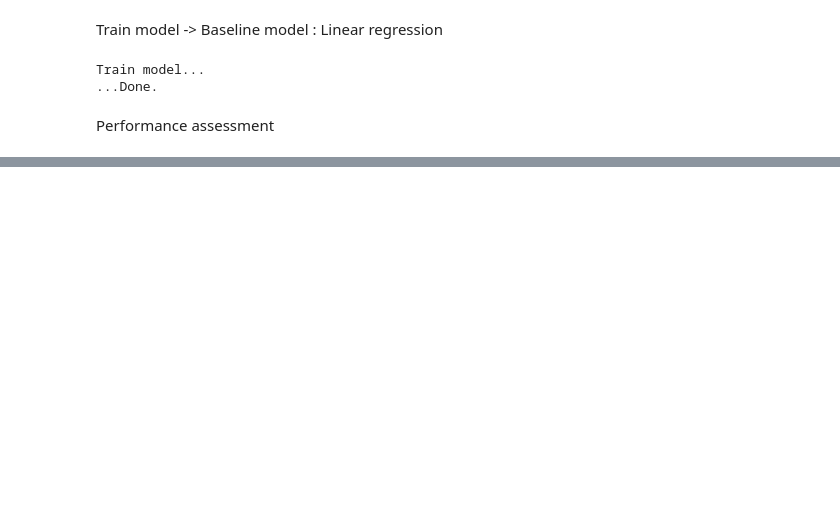
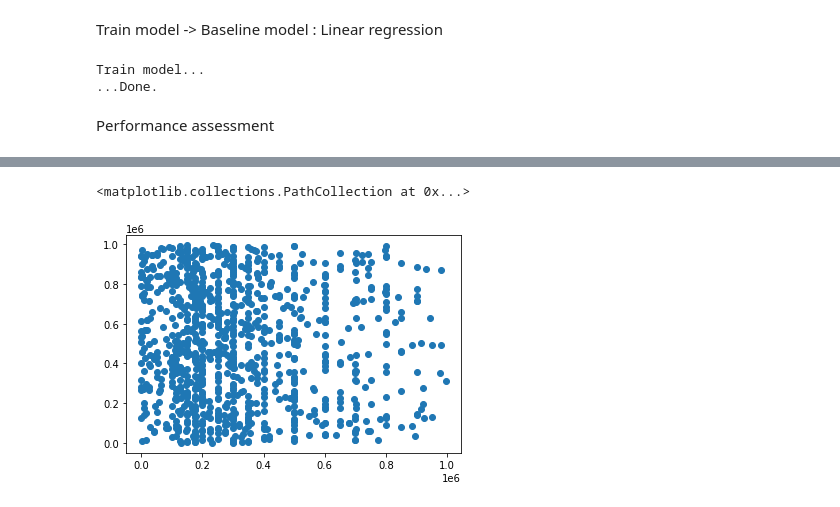
Before and after one commit to LHB-Group/Civil-Work-Bidding-And-Investment-Helper, a Jupyter notebook: NoteBooks/test01_linear_regression.ipynb, the cells around one changed output, grey strips where cells are left out. Cells and saved outputs as stored; diff of their text form; code cells hidden in the pictures; blank space fills up the shorter version.

```diff
--- a/NoteBooks/test01_linear_regression.ipynb
+++ b/NoteBooks/test01_linear_regression.ipynb
@@ -246,0 +299,8 @@ plt.scatter(Y_train,Y_train_pred)
+# %%
+import matplotlib.pyplot as plt
+fig = plt.figure()
+ax = plt.gca()
+ax.scatter(Y_test,noise_pred)
+# %% [output]
+<matplotlib.collections.PathCollection at 0x...>
+[figure, added]
```
Also changed, not shown: parts of 27 cells of this notebook.
